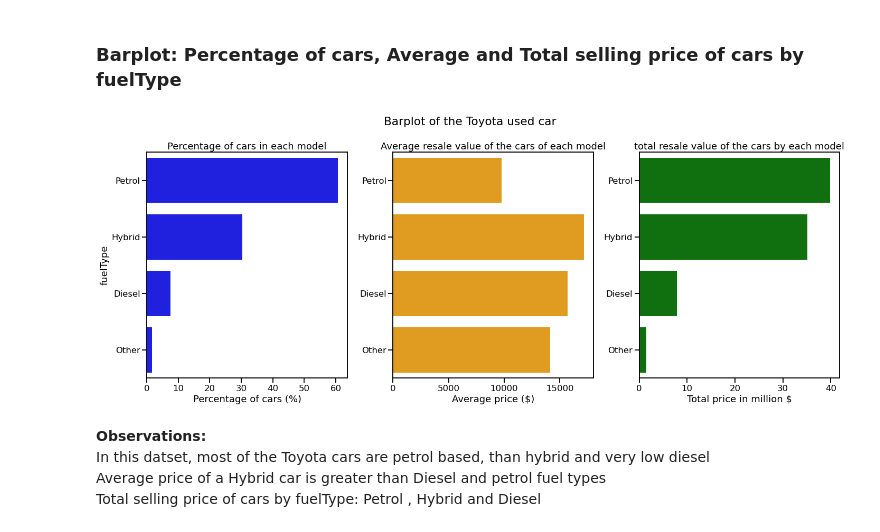
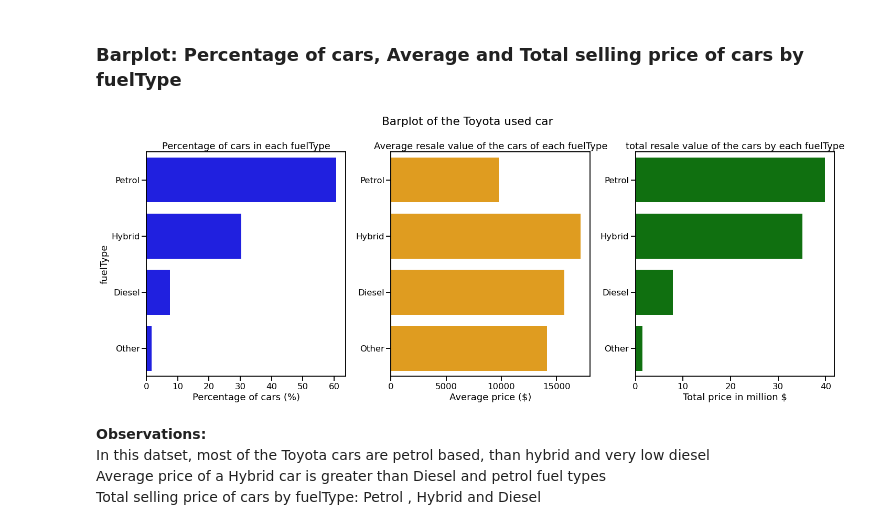
Before and after one commit to shawon-barua/Toyota_used_car_analysis, a Jupyter notebook: toyota_used_car_EDA.ipynb, the cells around one changed output. Saved outputs shown, nothing was run; the diff lists cells and outputs as text; code cells hidden in the pictures.

Commit message:
title changed for barplot
some minor changes done

```diff
--- a/toyota_used_car_EDA.ipynb
+++ b/toyota_used_car_EDA.ipynb
@@ -581,29 +581,29 @@ display(df_agg2.head())
 # %%
 plt.figure(figsize=(20,8))
 
 plt.subplot(1, 3, 1)
 sns.barplot(x='percent_of_cars', y=df_agg2.index, data=df_agg2, orient='h', color='blue')
-plt.title("Percentage of cars in each model")
+plt.title("Percentage of cars in each fuelType")
 plt.xlabel("Percentage of cars (%)")
 # plt.grid()
 
 plt.subplot(1, 3, 2)
 sns.barplot(x='mean', y=df_agg2.index, data=df_agg2, orient='h', color='orange')
-plt.title("Average resale value of the cars of each model")
+plt.title("Average resale value of the cars of each fuelType")
 plt.xlabel("Average price ($)")
 plt.ylabel("")
 
 plt.subplot(1, 3, 3)
 sns.barplot(x='sum', y=df_agg2.index, data=df_agg2, orient='h', color='green')
-plt.title("total resale value of the cars by each model")
+plt.title("total resale value of the cars by each fuelType")
 plt.xlabel("Total price in million $")
 plt.ylabel("")
 
 plt.suptitle("Barplot of the Toyota used car")
 plt.tight_layout()
 plt.show()
 # %% [output]
-[figure, old version]
+[figure, new version]
 # %% [markdown]
 <b>Observations:</b>
 <br> In this datset, most of the Toyota cars are petrol based, than hybrid and very low diesel
```
Also changed, not shown: parts of 4 cells of this notebook.
